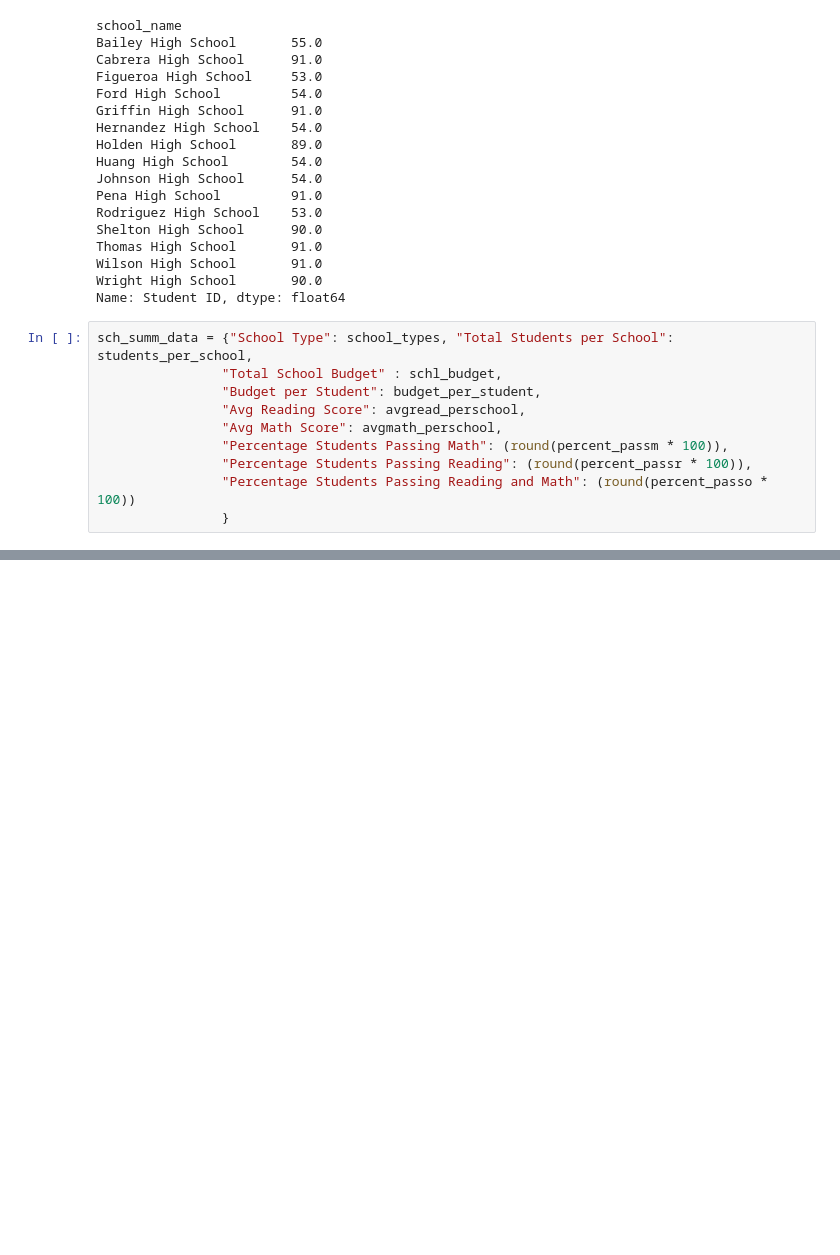
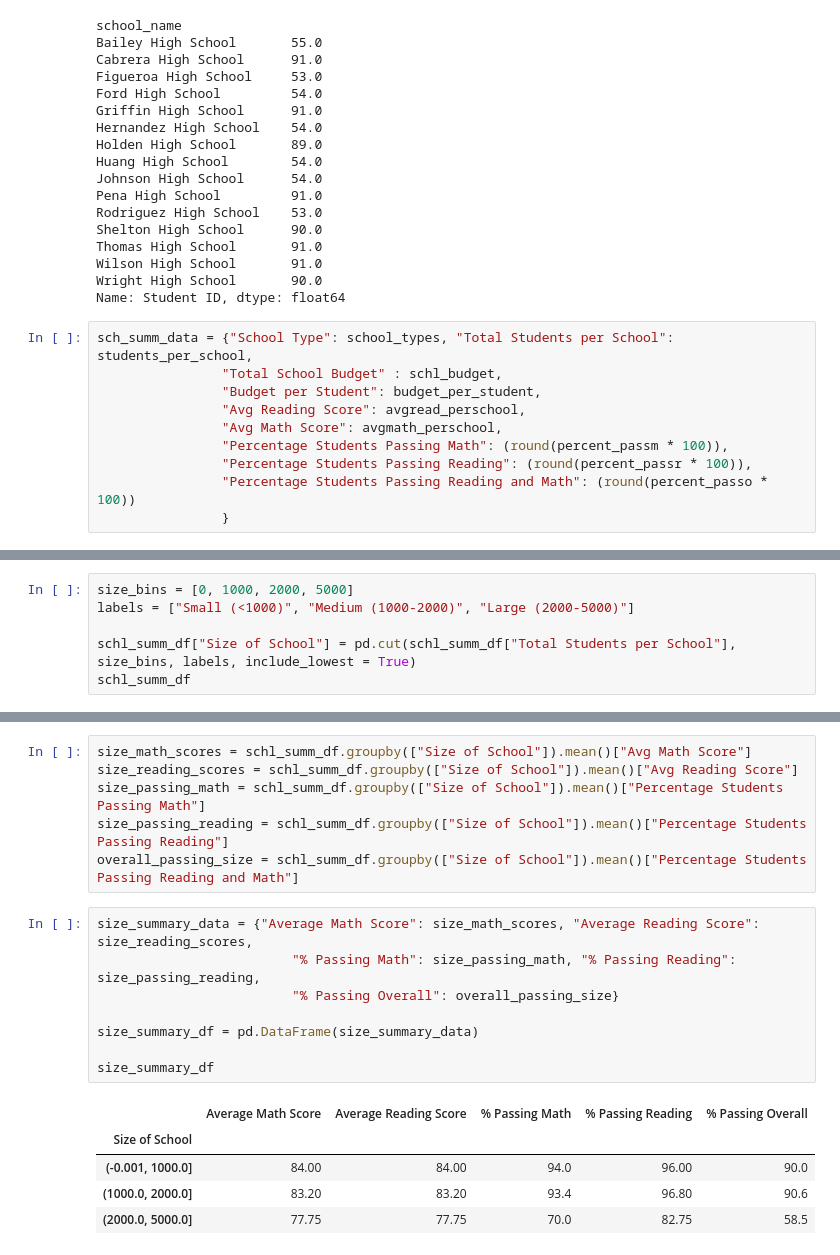
Before and after one commit to mndosi/Pandas_Challenge, a Jupyter notebook: PyCitySchools.ipynb, the cells around one changed output, grey strips where cells are left out. Drawn from its saved outputs; the diff is of its cells as text; blank space fills up the shorter version.

```diff
--- a/PyCitySchools.ipynb
+++ b/PyCitySchools.ipynb
@@ -497,0 +551,6 @@ pd.cut(schl_summ_df["Budget per Student"], bins, labels, includelowest = True)
+# %%
+size_bins = [0, 1000, 2000, 5000]
+labels = ["Small (<1000)", "Medium (1000-2000)", "Large (2000-5000)"]
+
+schl_summ_df["Size of School"] = pd.cut(schl_summ_df["Total Students per School"], size_bins, labels, include_lowest = True)
+schl_summ_df
@@ -497,0 +575,20 @@ pd.cut(schl_summ_df["Budget per Student"], bins, labels, includelowest = True)
+# %%
+size_math_scores = schl_summ_df.groupby(["Size of School"]).mean()["Avg Math Score"]
+size_reading_scores = schl_summ_df.groupby(["Size of School"]).mean()["Avg Reading Score"]
+size_passing_math = schl_summ_df.groupby(["Size of School"]).mean()["Percentage Students Passing Math"]
+size_passing_reading = schl_summ_df.groupby(["Size of School"]).mean()["Percentage Students Passing Reading"]
+overall_passing_size = schl_summ_df.groupby(["Size of School"]).mean()["Percentage Students Passing Reading and Math"]
+# %%
+size_summary_data = {"Average Math Score": size_math_scores, "Average Reading Score": size_reading_scores,
+                         "% Passing Math": size_passing_math, "% Passing Reading": size_passing_reading,
+                         "% Passing Overall": overall_passing_size}
+
+size_summary_df = pd.DataFrame(size_summary_data)
+
+size_summary_df
+# %% [output]
+|  | Average Math Score | Average Reading Score | % Passing Math | % Passing Reading | % Passing Overall |
+| Size of School |  |  |  |  |  |
+| (-0.001, 1000.0] | 84.00 | 84.00 | 94.0 | 96.00 | 90.0 |
+| (1000.0, 2000.0] | 83.20 | 83.20 | 93.4 | 96.80 | 90.6 |
+| (2000.0, 5000.0] | 77.75 | 77.75 | 70.0 | 82.75 | 58.5 |
```
Also changed, not shown: parts of 6 cells of this notebook.
